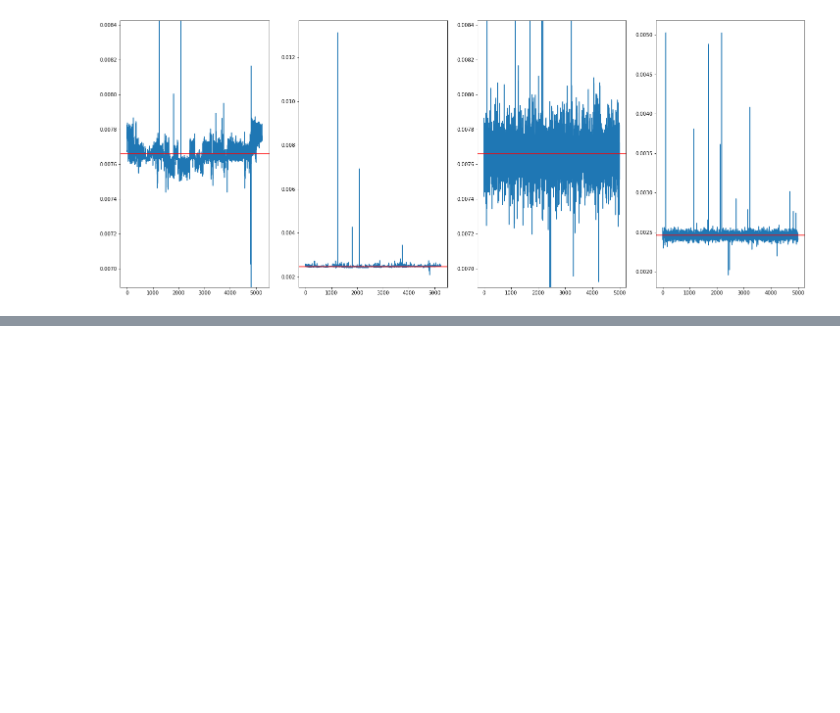
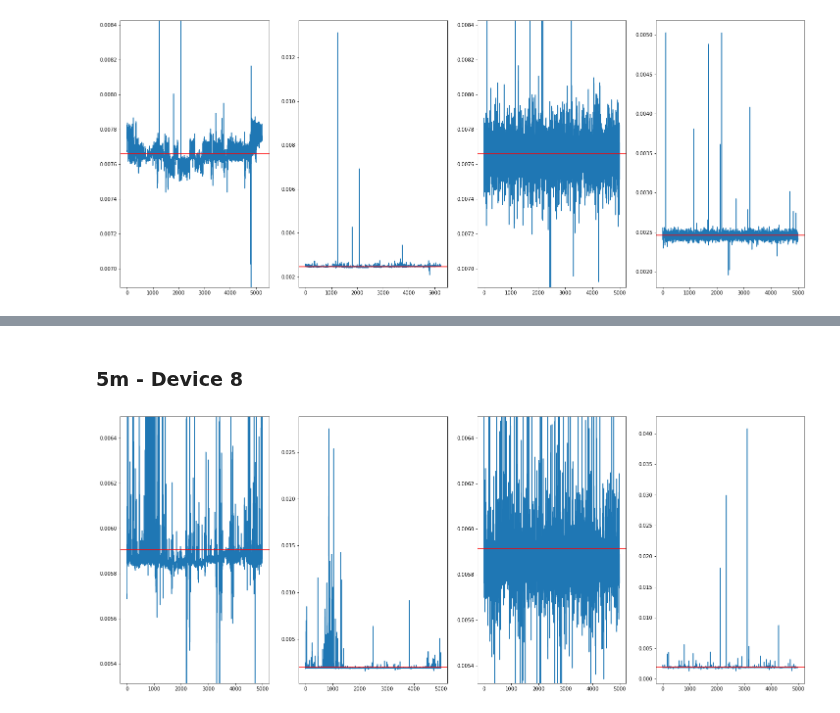
Before and after one commit to axelzedigh/MasterThesisResults, a Jupyter notebook: notebooks/Trace_visualization.ipynb, the cells around one changed output, grey strips where cells are left out. Saved outputs shown, nothing was run; the diff lists cells and outputs as text; code cells hidden in the pictures; blank space fills up the shorter version.

```diff
--- a/notebooks/Trace_visualization.ipynb
+++ b/notebooks/Trace_visualization.ipynb
@@ -92,0 +107,6 @@ plot_traces__width("Wang_2021", "office_corridor", 15, 10)
+# %% [markdown]
+### 5m - Device 8
+# %%
+plot_traces__width("Zedigh_2021", "office_corridor", 5, 8)
+# %% [output]
+[figure, added]
```
Also changed, not shown: parts of 10 cells of this notebook, 3 other files.
